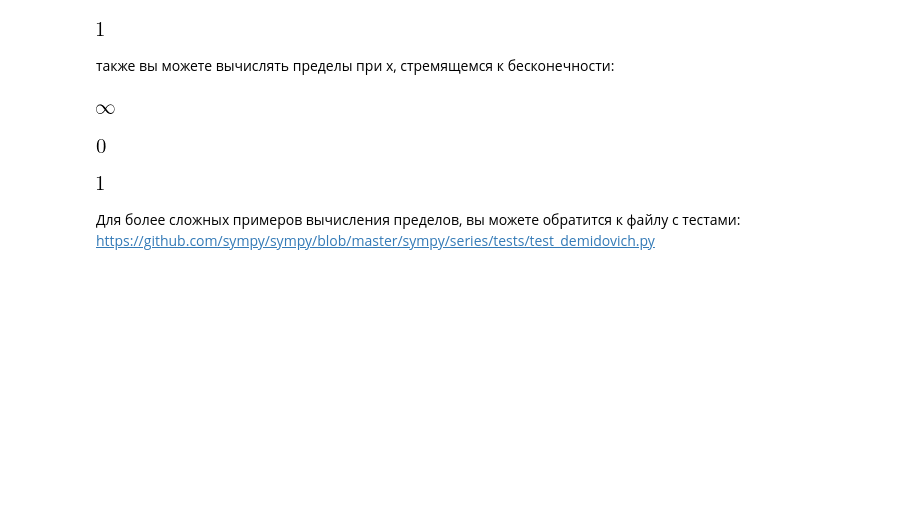
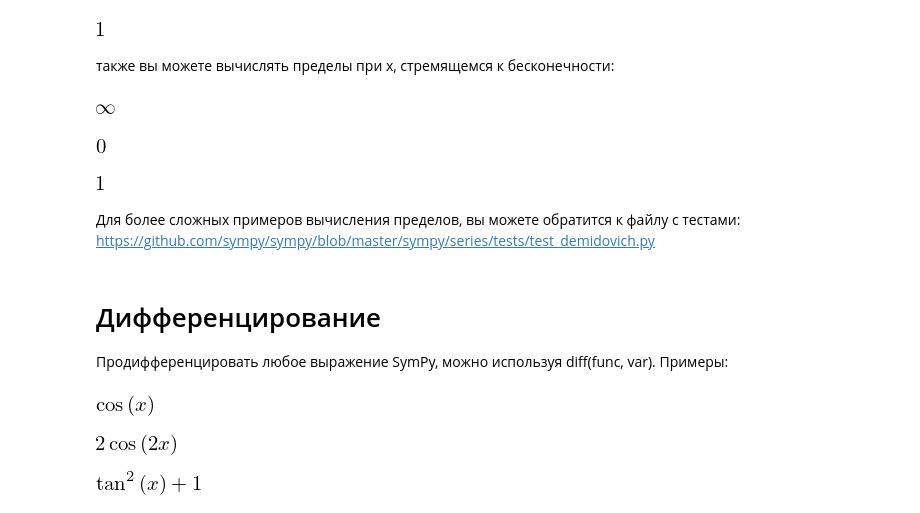
Before and after one commit to KazAndr/balavstvo_checking, a Jupyter notebook: test_modules/sympy/sympy_test.ipynb, the cells around one changed output. Drawn from its saved outputs; the diff is of its cells as text; code cells hidden in the pictures; blank space fills up the shorter version.

```diff
--- a/test_modules/sympy/sympy_test.ipynb
+++ b/test_modules/sympy/sympy_test.ipynb
@@ -186,3 +186,20 @@ limit(x**x, x, 0)
 [figure]
 # %% [markdown]
  Для более сложных примеров вычисления пределов, вы можете обратится к файлу с тестами: https://github.com/sympy/sympy/blob/master/sympy/series/tests/test_demidovich.py
+# %% [markdown]
+# Дифференцирование
+Продифференцировать любое выражение SymPy, можно используя diff(func, var). Примеры:
+# %%
+from sympy import diff, Symbol, sin, tan
+x = Symbol('x')
+diff(sin(x), x)
+# %% [output]
+[figure, added]
+# %%
+diff(sin(2*x), x)
+# %% [output]
+[figure, added]
+# %%
+diff(tan(x), x)
+# %% [output]
+[figure, added]
```
Also changed, not shown: parts of 6 cells of this notebook.
